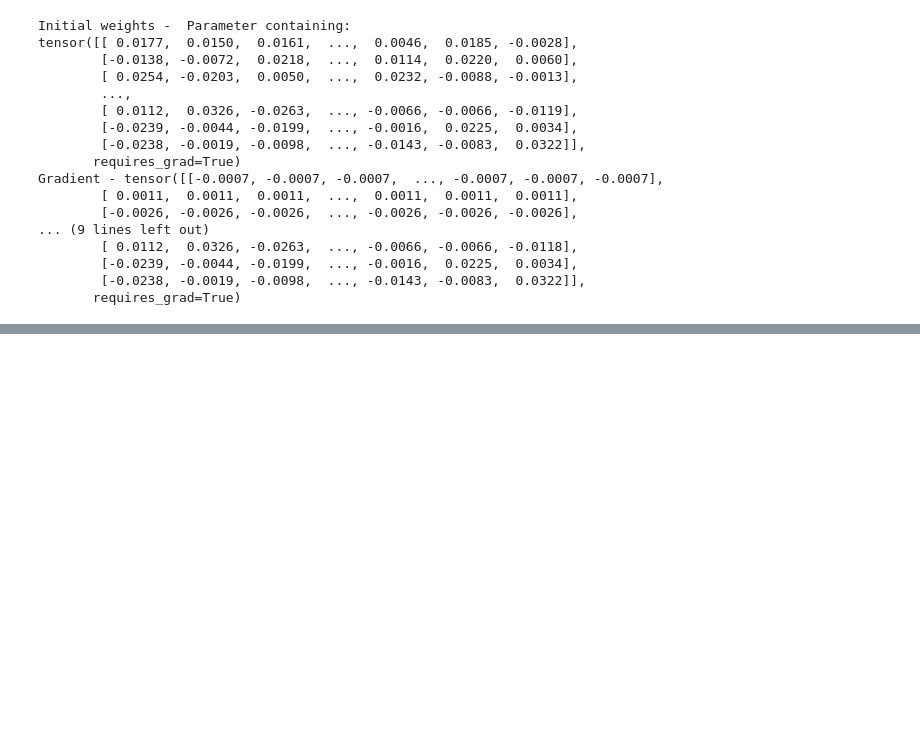
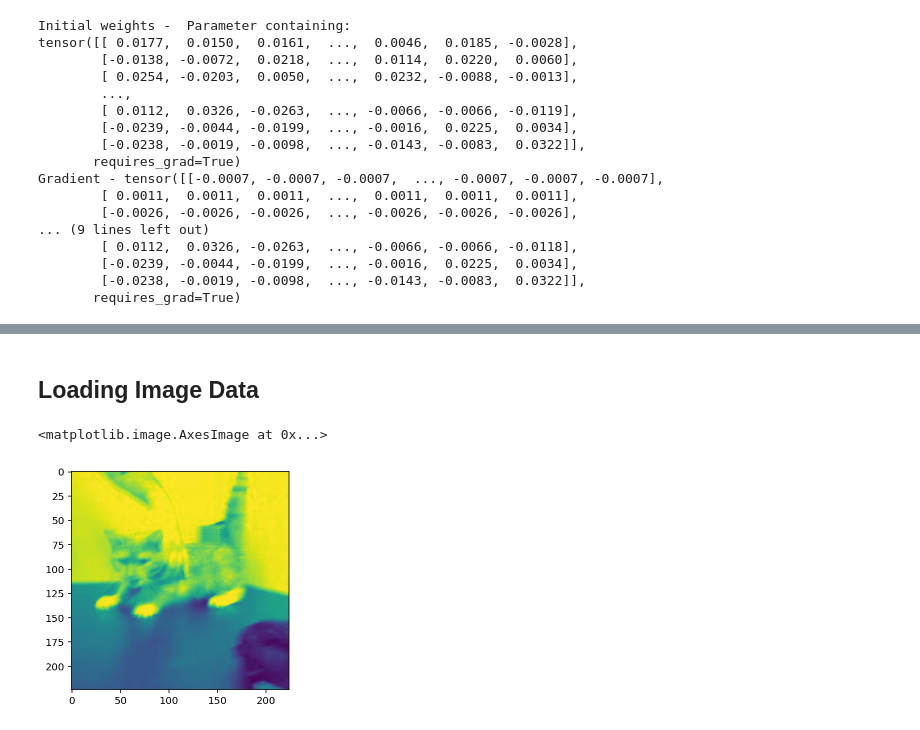
Before and after one commit to benktesh/IntroPyTorch, a Jupyter notebook: IntroductionPyTorch.ipynb, the cells around one changed output, grey strips where cells are left out. Cells and saved outputs as stored; diff of their text form; code cells hidden in the pictures; blank space fills up the shorter version.

```diff
--- a/IntroductionPyTorch.ipynb
+++ b/IntroductionPyTorch.ipynb
@@ -705,0 +896,27 @@ NameError: name 'dataitem' is not defined
+# %% [markdown]
+## Loading Image Data
+# %%
+%matplotlib inline
+%config InlineBackend.figure_format = 'retina'
+
+import matplotlib.pyplot as plt
+
+import torch
+from torch import nn
+from torch import optim
+import torch.nn.functional as F
+from torchvision import datasets, transforms, models
+
+data_dir = 'Cat_Dog_data/train'
+
+transform = transforms.Compose([transforms.Resize(255),
+                               transforms.CenterCrop(224), transforms.ToTensor()])
+dataset = datasets.ImageFolder(data_dir, transform = transform)
+dataloader = torch.utils.data.DataLoader(dataset, batch_size=32, shuffle=True)
+images,labels = next(iter(dataset))
+
+plt.imshow(images[0])
+#if image can be seen, then it is good. Else need to check the directory other loading functions.
+# %% [output]
+<matplotlib.image.AxesImage at 0x...>
+[figure, added]
```
Also changed, not shown: parts of 24 cells of this notebook, 1 other file.
